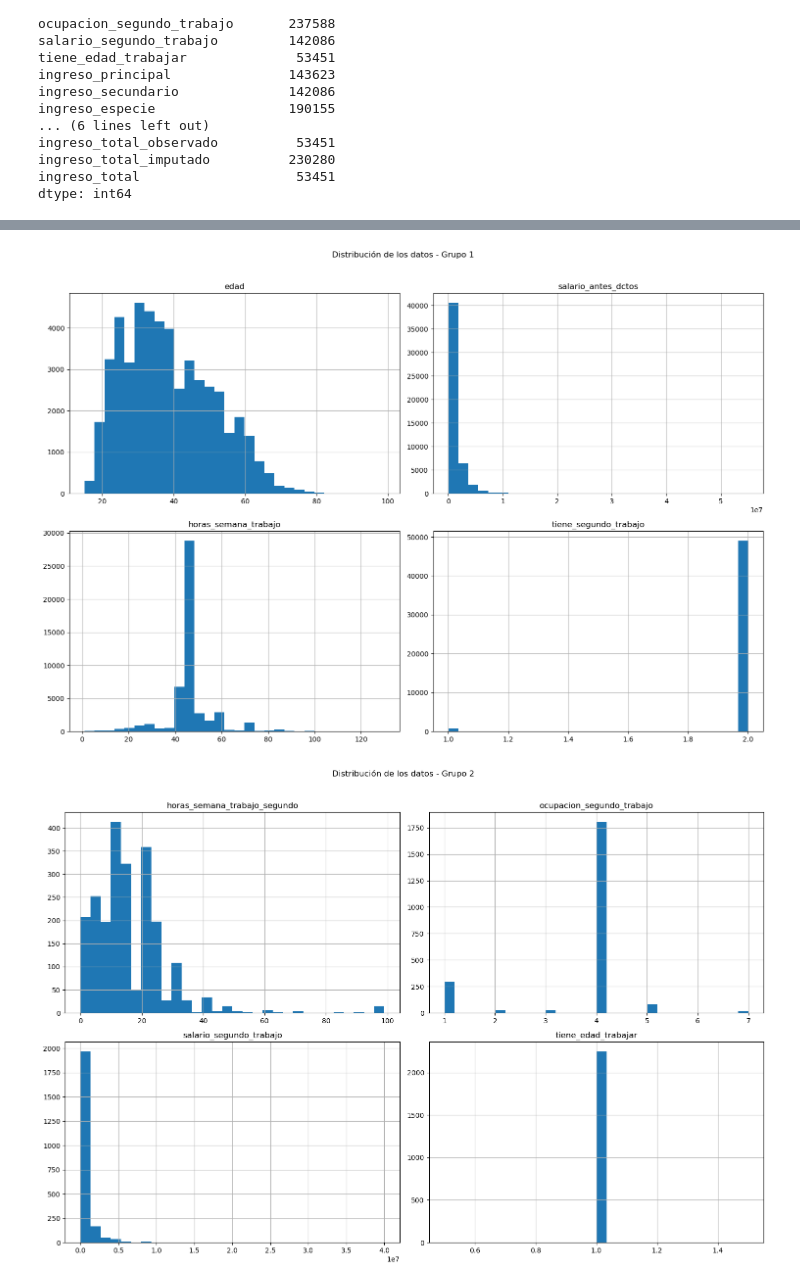
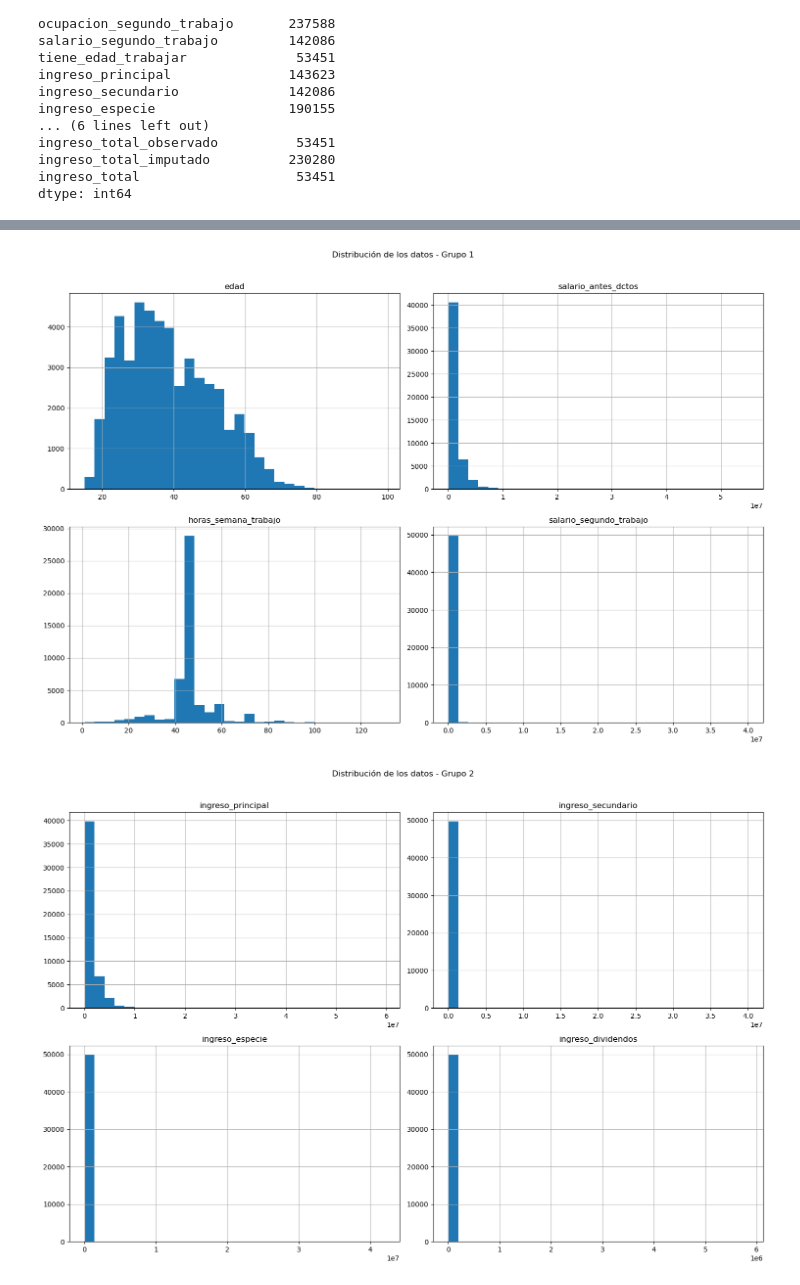
Before and after one commit to camilaleniss/miad-g8-project, a Jupyter notebook: notebooks/Limpieza_de_datos.ipynb, the cells around one changed output, grey strips where cells are left out. Saved outputs shown, nothing was run; the diff lists cells and outputs as text; code cells hidden in the pictures.

Commit message:
Terminar limpieza de datos y exportar archivo a usar

```diff
--- a/notebooks/Limpieza_de_datos.ipynb
+++ b/notebooks/Limpieza_de_datos.ipynb
@@ -410,6 +411,10 @@ df.head()
 # %%
 df['lugar_vivienda'] = df['lugar_vivienda'].map({1: 'urbano', 2: 'rural'})
 
+df['tiene_edad_trabajar'] = df['tiene_edad_trabajar'].map({1: 'Si', 2: 'No'})
+
+df['tiene_segundo_trabajo'] = df['tiene_segundo_trabajo'].map({1: 'Si', 2: 'No'})
+
 df['tiene_seguridad_social'] = df['tiene_seguridad_social'].map({1: 'Si', 2: 'No', 9:'No sabe, no informa'})
 # %% [markdown]
 Como pudimos observar, faltaba mapear el lugar_vivienda y si tiene_seguridad_social
@@ -488,3 +493,15 @@ ingreso_total_observado          53451
 ingreso_total_imputado          230280
 ingreso_total                    53451
 dtype: int64
+# %%
+# Obtener el número de datos nulos por columna
+nulos_por_columna = df.isnull().sum()
+
+# Filtrar y eliminar columnas con más de 200,000 datos nulos
+columnas_a_eliminar = nulos_por_columna[nulos_por_columna > 200000].index
+
+print("Columnas a eliminar: ", columnas_a_eliminar)
+
+df = df.drop(columns=columnas_a_eliminar)
+
+df.info()
@@ -491,21 +526,25 @@ dtype: int64
 # %%
-import numpy as np
+columns_of_interest = [
+    'edad', 'salario_antes_dctos', 'horas_semana_trabajo', 'salario_segundo_trabajo',
+    'ingreso_principal', 'ingreso_secundario', 'ingreso_especie', 'ingreso_dividendos',
+    'ingreso_ayudas_hogares', 'ingreso_arriendos', 'ingreso_total_observado', 'ingreso_total'
+]
 
 def plot_column_histograms(df, columns, group_size=4):
     num_columns = len(columns)
     num_groups = int(np.ceil(num_columns / group_size))
 
     for i in range(num_groups):
         group_columns = columns[i * group_size:(i + 1) * group_size]
         df_cleaned = df[group_columns].dropna()  # Limpiar valores nulos de estas columnas
 
         df_cleaned.hist(bins=30, figsize=(15, 10))
         plt.suptitle(f'Distribución de los datos - Grupo {i + 1}', y=1.02)
         plt.tight_layout()
         plt.show()
 
 # Llamar a la función con un tamaño de grupo de 4 columnas
 plot_column_histograms(df, columns_of_interest, group_size=4)
 # %% [output]
-[figure, old version]
+[figure, new version]
-[figure, old version]
+[figure, new version]
```
Also changed, not shown: parts of 24 cells of this notebook, 1 other file.
